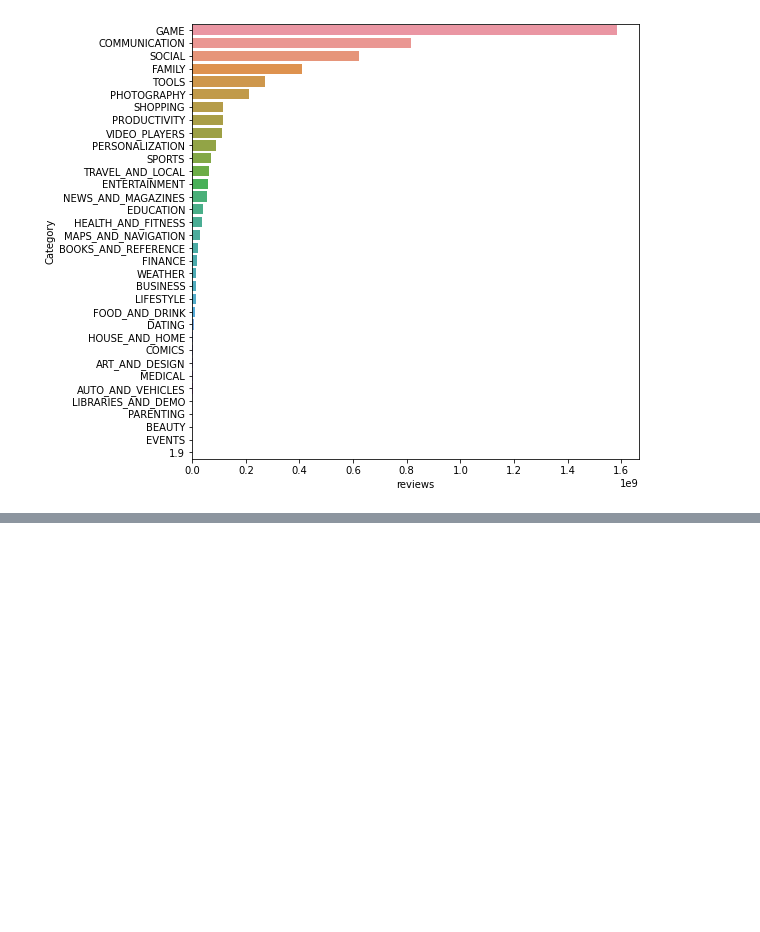
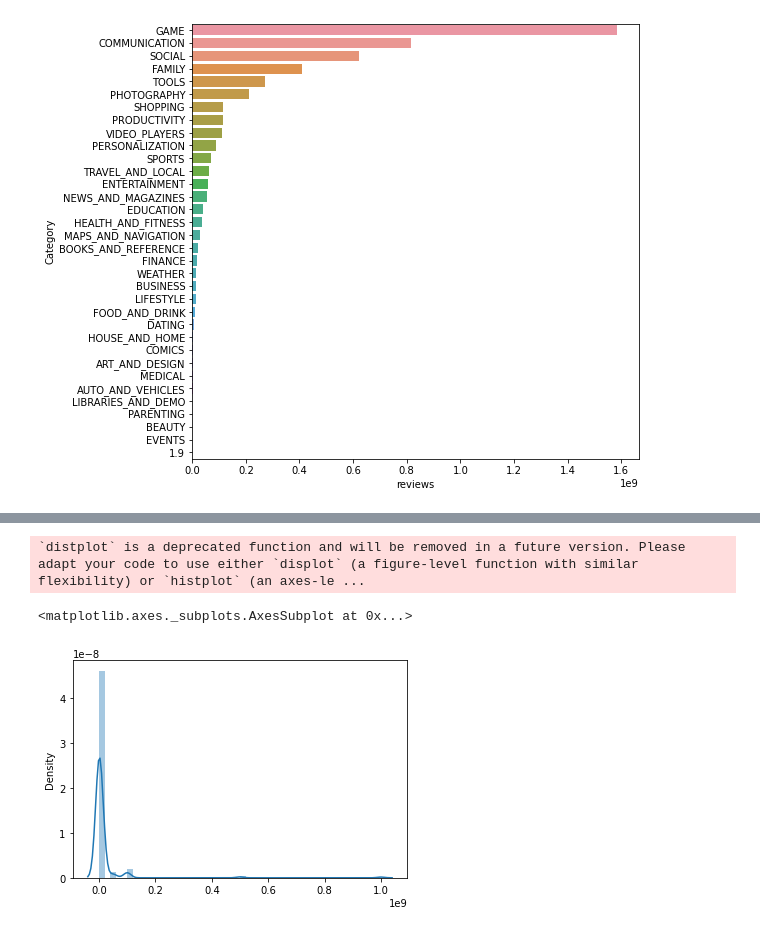
Before and after one commit to madhulika-1990/-EDA-on-Playstore-review-, a Jupyter notebook: Play_Store_App_Review_Analysis_Capstone_Project.ipynb, the cells around one changed output, grey strips where cells are left out. Saved outputs shown, nothing was run; the diff lists cells and outputs as text; code cells hidden in the pictures; blank space fills up the shorter version.

Commit message:
Data Wrangling

```diff
--- a/Play_Store_App_Review_Analysis_Capstone_Project.ipynb
+++ b/Play_Store_App_Review_Analysis_Capstone_Project.ipynb
@@ -298,0 +343,15 @@ sns.barplot(x=sum_rew, y=sum_rew.index, data=df_data)
+# %%
+df_data['Installs'].replace(to_replace=['0', 'Free'], value=['0+','0+'],inplace=True)
+Installs = []
+
+for x in df_data.Installs:
+    x = x.replace(',', '')
+    Installs.append(x[:-1])
+
+Installs = list(map(float, Installs))
+df_data['installs'] = Installs
+sns.distplot(Installs)
+# %% [output]
+`distplot` is a deprecated function and will be removed in a future version. Please adapt your code to use either `displot` (a figure-level function with similar flexibility) or `histplot` (an axes-le ...
+<matplotlib.axes._subplots.AxesSubplot at 0x...>
+[figure, added]
```
Also changed, not shown: parts of 10 cells of this notebook.
